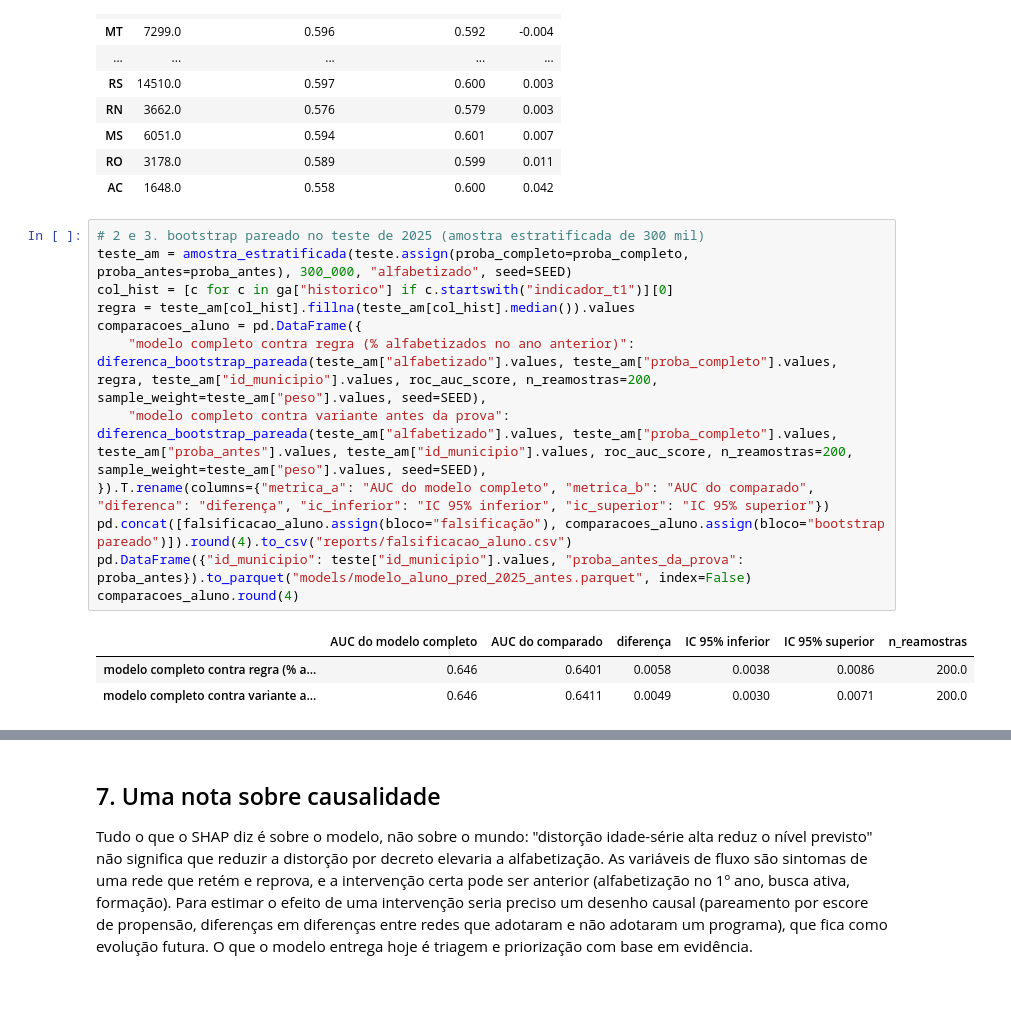
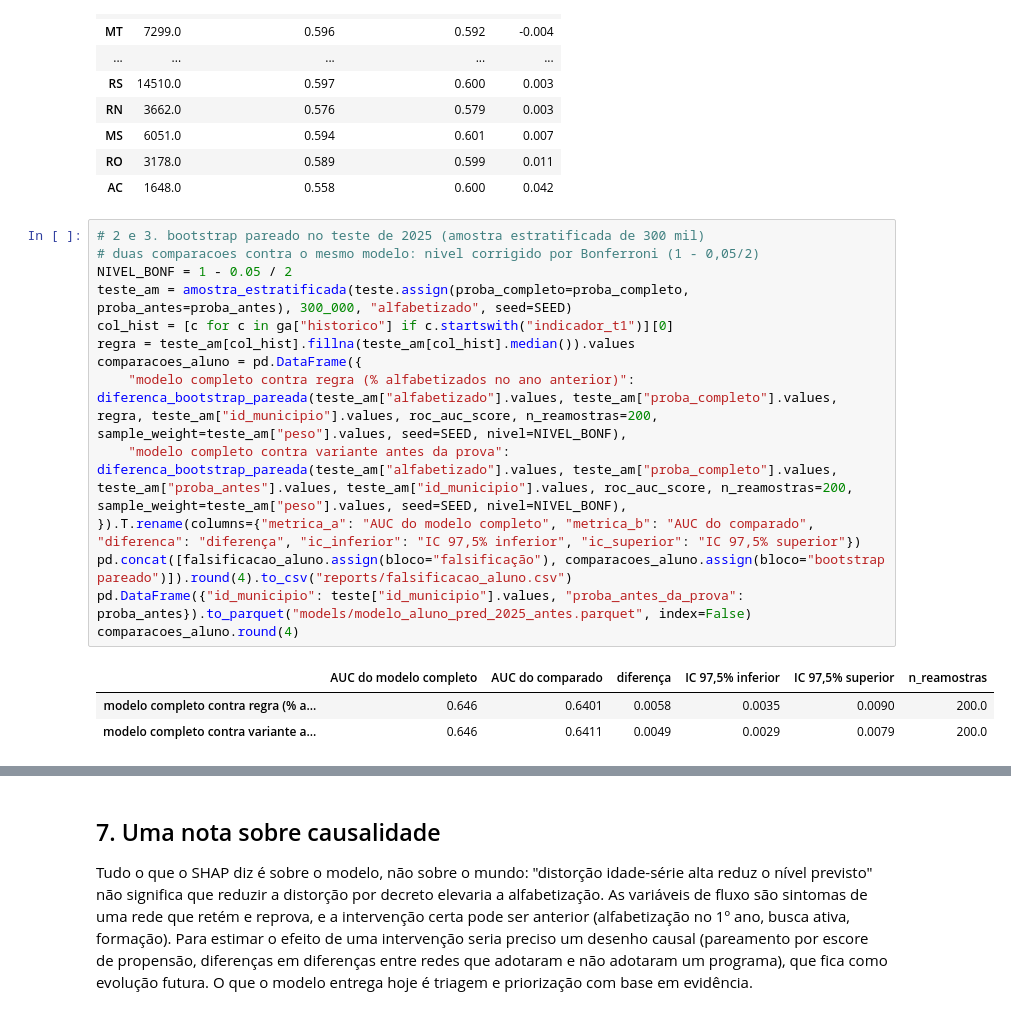
Before and after one commit to guillecosme/fiap-ai-scientist-tech-challenge-fase-03, a Jupyter notebook: notebooks/06_interpretabilidade_e_aplicacao.ipynb, the cells around one changed output, grey strips where cells are left out. Drawn from its saved outputs; the diff is of its cells as text.

```diff
--- a/notebooks/06_interpretabilidade_e_aplicacao.ipynb
+++ b/notebooks/06_interpretabilidade_e_aplicacao.ipynb
@@ -567,20 +567,22 @@ mediana da diferença dentro da UF: -0.002
 | AC | 1648.0 | 0.558 | 0.600 | 0.042 |
 # %%
 # 2 e 3. bootstrap pareado no teste de 2025 (amostra estratificada de 300 mil)
+# duas comparacoes contra o mesmo modelo: nivel corrigido por Bonferroni (1 - 0,05/2)
+NIVEL_BONF = 1 - 0.05 / 2
 teste_am = amostra_estratificada(teste.assign(proba_completo=proba_completo, proba_antes=proba_antes), 300_000, "alfabetizado", seed=SEED)
 col_hist = [c for c in ga["historico"] if c.startswith("indicador_t1")][0]
 regra = teste_am[col_hist].fillna(teste_am[col_hist].median()).values
 comparacoes_aluno = pd.DataFrame({
-    "modelo completo contra regra (% alfabetizados no ano anterior)": diferenca_bootstrap_pareada(teste_am["alfabetizado"].values, teste_am["proba_completo"].values, regra, teste_am["id_municipio"].values, roc_auc_score, n_reamostras=200, sample_weight=teste_am["peso"].values, seed=SEED),
-    "modelo completo contra variante antes da prova": diferenca_bootstrap_pareada(teste_am["alfabetizado"].values, teste_am["proba_completo"].values, teste_am["proba_antes"].values, teste_am["id_municipio"].values, roc_auc_score, n_reamostras=200, sample_weight=teste_am["peso"].values, seed=SEED),
-}).T.rename(columns={"metrica_a": "AUC do modelo completo", "metrica_b": "AUC do comparado", "diferenca": "diferença", "ic_inferior": "IC 95% inferior", "ic_superior": "IC 95% superior"})
+    "modelo completo contra regra (% alfabetizados no ano anterior)": diferenca_bootstrap_pareada(teste_am["alfabetizado"].values, teste_am["proba_completo"].values, regra, teste_am["id_municipio"].values, roc_auc_score, n_reamostras=200, sample_weight=teste_am["peso"].values, seed=SEED, nivel=NIVEL_BONF),
+    "modelo completo contra variante antes da prova": diferenca_bootstrap_pareada(teste_am["alfabetizado"].values, teste_am["proba_completo"].values, teste_am["proba_antes"].values, teste_am["id_municipio"].values, roc_auc_score, n_reamostras=200, sample_weight=teste_am["peso"].values, seed=SEED, nivel=NIVEL_BONF),
+}).T.rename(columns={"metrica_a": "AUC do modelo completo", "metrica_b": "AUC do comparado", "diferenca": "diferença", "ic_inferior": "IC 97,5% inferior", "ic_superior": "IC 97,5% superior"})
 pd.concat([falsificacao_aluno.assign(bloco="falsificação"), comparacoes_aluno.assign(bloco="bootstrap pareado")]).round(4).to_csv("reports/falsificacao_aluno.csv")
 pd.DataFrame({"id_municipio": teste["id_municipio"].values, "proba_antes_da_prova": proba_antes}).to_parquet("models/modelo_aluno_pred_2025_antes.parquet", index=False)
 comparacoes_aluno.round(4)
 # %% [output]
-|  | AUC do modelo completo | AUC do comparado | diferença | IC 95% inferior | IC 95% superior | n_reamostras |
-| modelo completo contra regra (% a... | 0.646 | 0.6401 | 0.0058 | 0.0038 | 0.0086 | 200.0 |
-| modelo completo contra variante a... | 0.646 | 0.6411 | 0.0049 | 0.0030 | 0.0071 | 200.0 |
+|  | AUC do modelo completo | AUC do comparado | diferença | IC 97,5% inferior | IC 97,5% superior | n_reamostras |
+| modelo completo contra regra (% a... | 0.646 | 0.6401 | 0.0058 | 0.0035 | 0.0090 | 200.0 |
+| modelo completo contra variante a... | 0.646 | 0.6411 | 0.0049 | 0.0029 | 0.0079 | 200.0 |
 # %% [markdown]
 Os resultados, em ordem, e o que eles dizem sobre o modelo.
 
```
Also changed, not shown: parts of 4 cells of this notebook, 5 other files.
